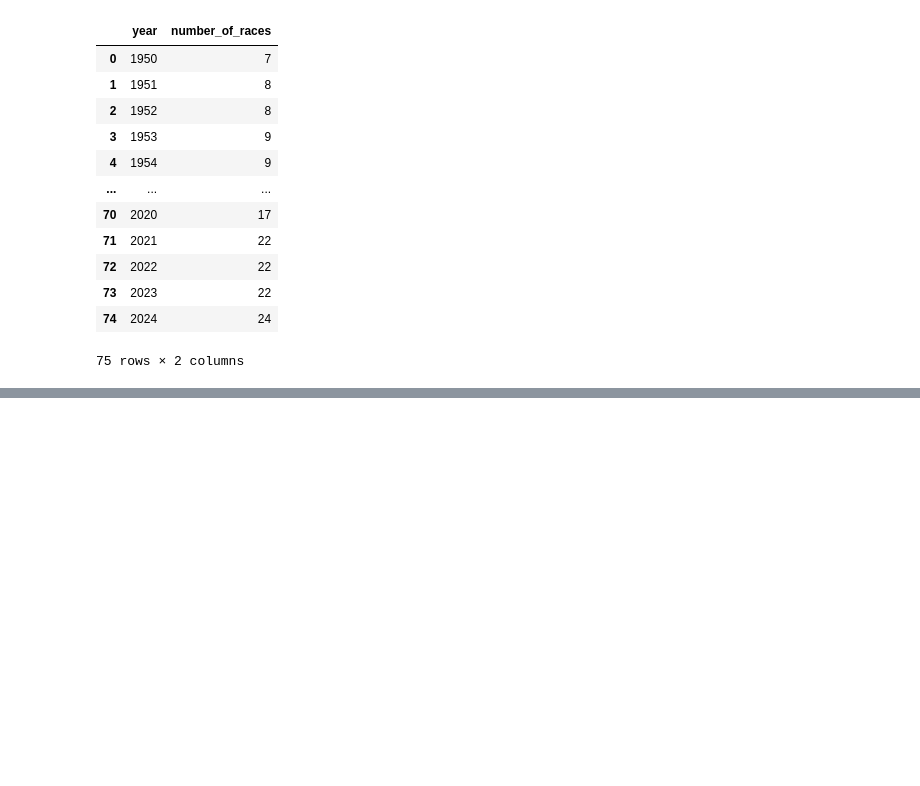
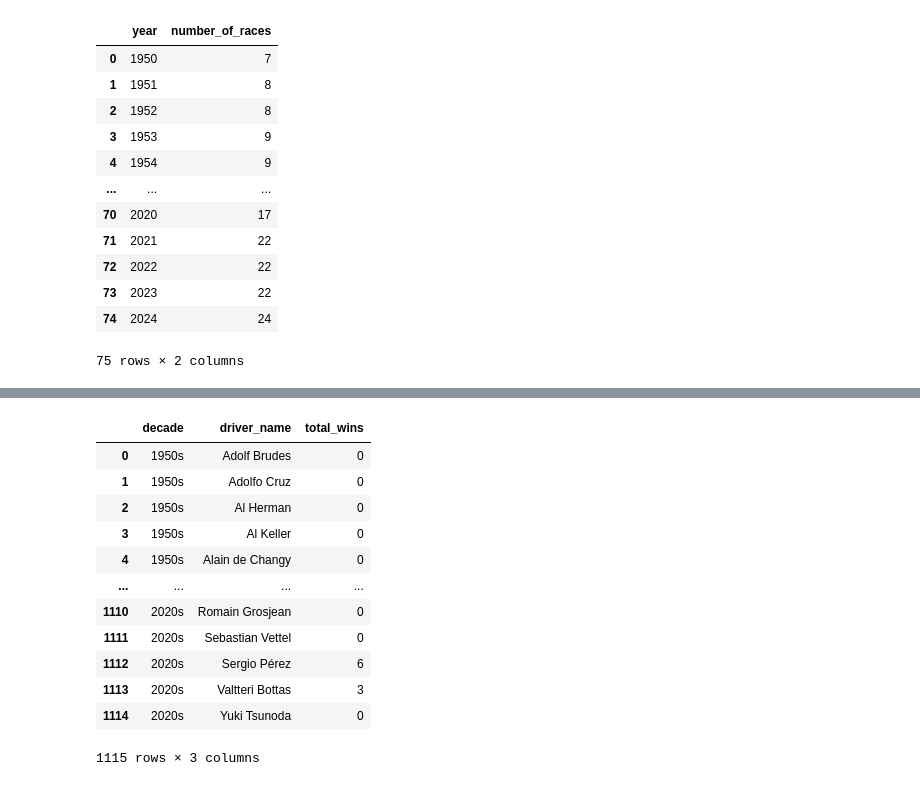
Before and after one commit to rahulakrish/formula_1, a Jupyter notebook: notebook.ipynb, the cells around one changed output, grey strips where cells are left out. Cells and saved outputs as stored; diff of their text form; code cells hidden in the pictures; blank space fills up the shorter version.

```diff
--- a/notebook.ipynb
+++ b/notebook.ipynb
@@ -304,0 +320,31 @@ sqldf.run(query)
+# %%
+query = """
+
+SELECT (FLOOR(strftime('%Y', date) / 10) * 10) || 's' AS decade,
+       drivers.forename || " " || drivers.surname AS driver_name,
+       COUNT(CASE WHEN results.positionOrder = 1 THEN 1 END) AS total_wins
+FROM races
+JOIN results ON
+     races.raceId = results.raceId
+JOIN drivers ON
+     results.driverId = drivers.driverId
+GROUP BY decade,driver_name
+"""
+sqldf.run(query)
+
+result = sqldf.run(query)
+result
+# %% [output]
+|  | decade | driver_name | total_wins |
+| 0 | 1950s | Adolf Brudes | 0 |
+| 1 | 1950s | Adolfo Cruz | 0 |
+| 2 | 1950s | Al Herman | 0 |
+| 3 | 1950s | Al Keller | 0 |
+| 4 | 1950s | Alain de Changy | 0 |
+| ... | ... | ... | ... |
+| 1110 | 2020s | Romain Grosjean | 0 |
+| 1111 | 2020s | Sebastian Vettel | 0 |
+| 1112 | 2020s | Sergio Pérez | 6 |
+| 1113 | 2020s | Valtteri Bottas | 3 |
+| 1114 | 2020s | Yuki Tsunoda | 0 |
+1115 rows × 3 columns
```
Also changed, not shown: parts of 6 cells of this notebook.
